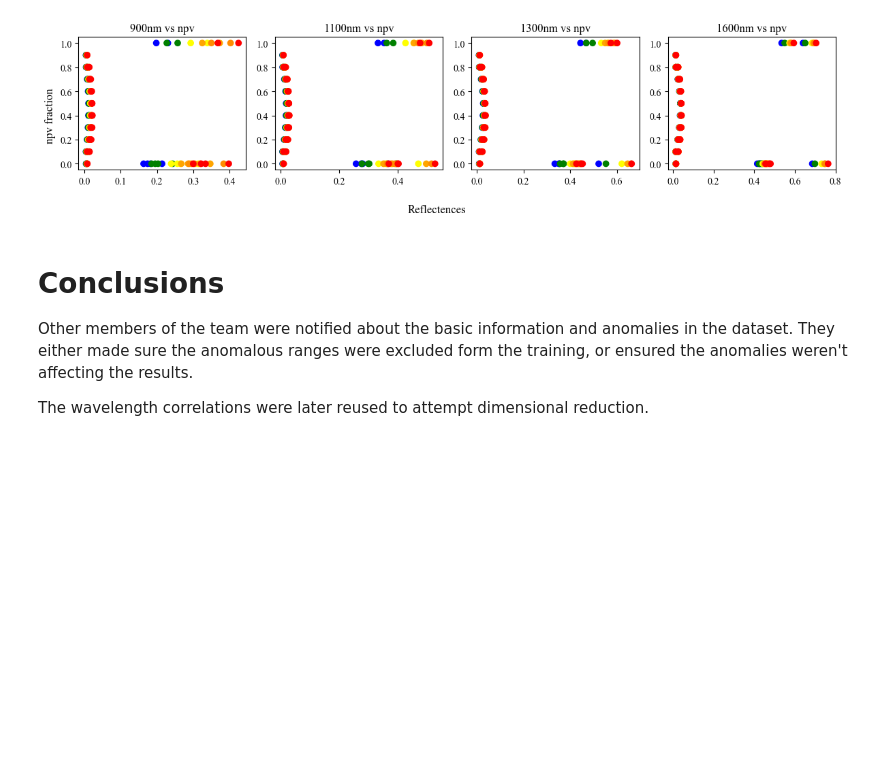
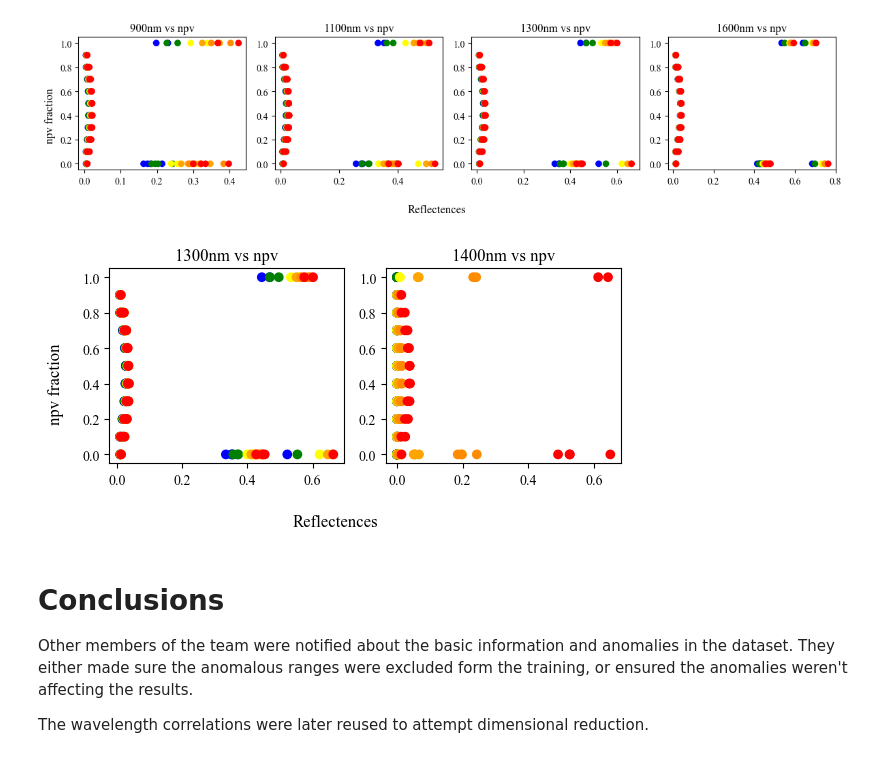
Before and after one commit to utat-ss/FINCH-Science_Unmixing, a Jupyter notebook: runs/characterization/dataset_characterization.ipynb, the cells around one changed output. Saved outputs shown, nothing was run; the diff lists cells and outputs as text; code cells hidden in the pictures; blank space fills up the shorter version.

```diff
--- a/runs/characterization/dataset_characterization.ipynb
+++ b/runs/characterization/dataset_characterization.ipynb
@@ -515,8 +519,9 @@ vza_color_map = {
 }
 # %%
 wavelengths = ["900", "1100", "1300", "1600"]
+n_plots = len(wavelengths)
 plt.rcParams["font.family"] = "Times New Roman"
-fig, axs = plt.subplots(1, n_plots, figsize=(12, 3))
+fig, axs = plt.subplots(1, n_plots, figsize=(3*n_plots, 3))
 fig.supxlabel("Reflectences")
 fig.supylabel("npv fraction")
 
@@ -531,6 +536,26 @@ plt.tight_layout()
 plt.show()
 # %% [output]
 [figure]
+# %%
+wavelengths = ["1300", "1400"]
+n_plots = len(wavelengths)
+plt.rcParams["font.family"] = "Times New Roman"
+fig, axs = plt.subplots(1, n_plots, figsize=(3*n_plots, 3))
+fig.supxlabel("Reflectences")
+fig.supylabel("npv fraction")
+
+for i, wavelength in enumerate(wavelengths):
+    axs[i].scatter(at900to1690[wavelength].to_numpy().reshape(-1, 1), fractions["npv_fraction"], c=[
+        vza_color_map[v] for v in vza
+    ])
+    axs[i].set_title(f"{wavelength}nm vs npv")
+
+# Adjust layout to prevent overlap
+plt.tight_layout()
+plt.savefig("atmo_data_unnormalized_npv_wavelength_plots.svg", format="svg")
+plt.show()
+# %% [output]
+[figure, added]
 # %% [markdown]
 # Conclusions
 
```
Also changed, not shown: parts of 4 cells of this notebook, 2 other files.
